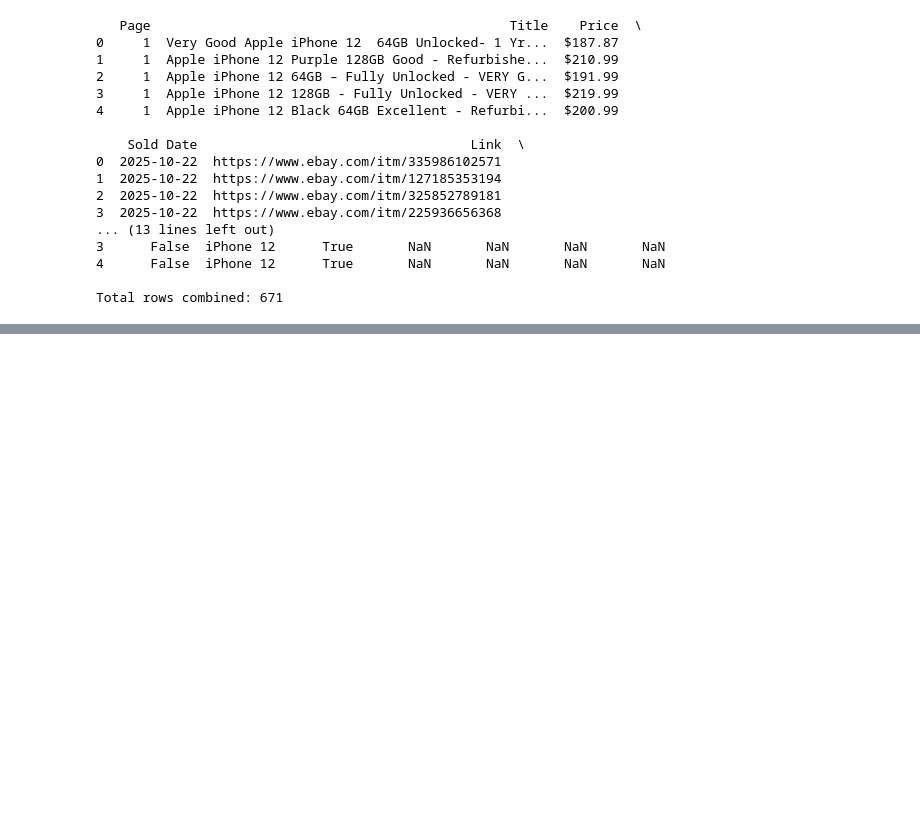
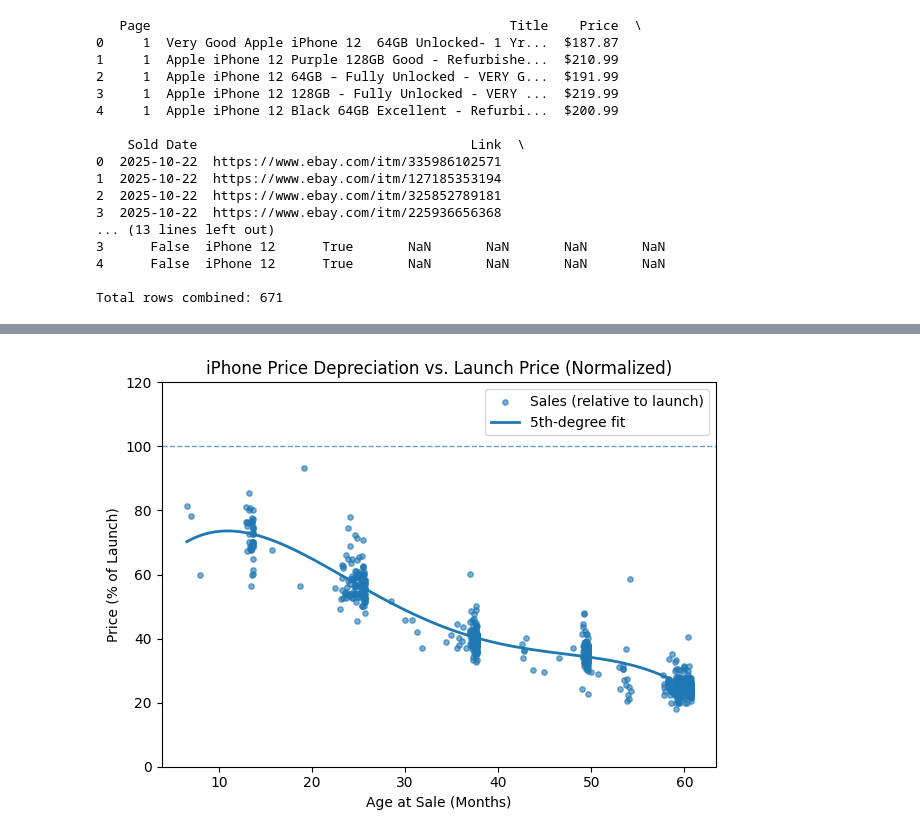
Before and after one commit to MengsrunNit/ebay-scrapping, a Jupyter notebook: Iphone Data/Iphone_base/Iphone_base.ipynb, the cells around one changed output, grey strips where cells are left out. Drawn from its saved outputs; the diff is of its cells as text; code cells hidden in the pictures; blank space fills up the shorter version.

```diff
--- a/Iphone Data/Iphone_base/Iphone_base.ipynb
+++ b/Iphone Data/Iphone_base/Iphone_base.ipynb
@@ -225,0 +489,42 @@ Total rows combined: 671
+# %%
+import numpy as np
+from matplotlib import pyplot as plt
+
+# Ensure clean column names
+data.rename(columns=str.strip, inplace=True)
+
+# Safety: filter to rows with valid values and positive launch price
+m = (
+    np.isfinite(data['Age_at_Sale']) &
+    np.isfinite(data['Price_num']) &
+    np.isfinite(data['First_Release_Price']) &
+    (data['First_Release_Price'] > 0)
+)
+
+# X in months (or switch to years = /12 if you prefer)
+x = data.loc[m, 'Age_at_Sale'].to_numpy()
+# Normalize price to launch = 1.0
+y_rel = (data.loc[m, 'Price_num'] / data.loc[m, 'First_Release_Price']).to_numpy()
+
+# Fit a 5th-degree polynomial on normalized price
+coeffs = np.polyfit(x, y_rel, 5)
+poly_eq = np.poly1d(coeffs)
+
+# Smooth curve for visualization
+x_line = np.linspace(x.min(), x.max(), 300)
+y_line = poly_eq(x_line)
+
+# Plot scatter + fitted curve (as percentage of launch price)
+plt.scatter(x, y_rel * 100, s=15, alpha=0.6, label='Sales (relative to launch)')
+plt.plot(x_line, y_line * 100, linewidth=2, label='5th-degree fit')
+
+plt.axhline(100, linestyle='--', linewidth=1, alpha=0.7)  # launch price reference
+plt.xlabel('Age at Sale (Months)')
+plt.ylabel('Price (% of Launch)')
+plt.title('iPhone Price Depreciation vs. Launch Price (Normalized)')
+plt.ylim(0, max(120, np.nanpercentile(y_rel*100, 99)))  # give some headroom
+plt.legend()
+plt.tight_layout()
+plt.show()
+# %% [output]
+[figure, added]
```
Also changed, not shown: parts of 13 cells of this notebook, 41 other files.
